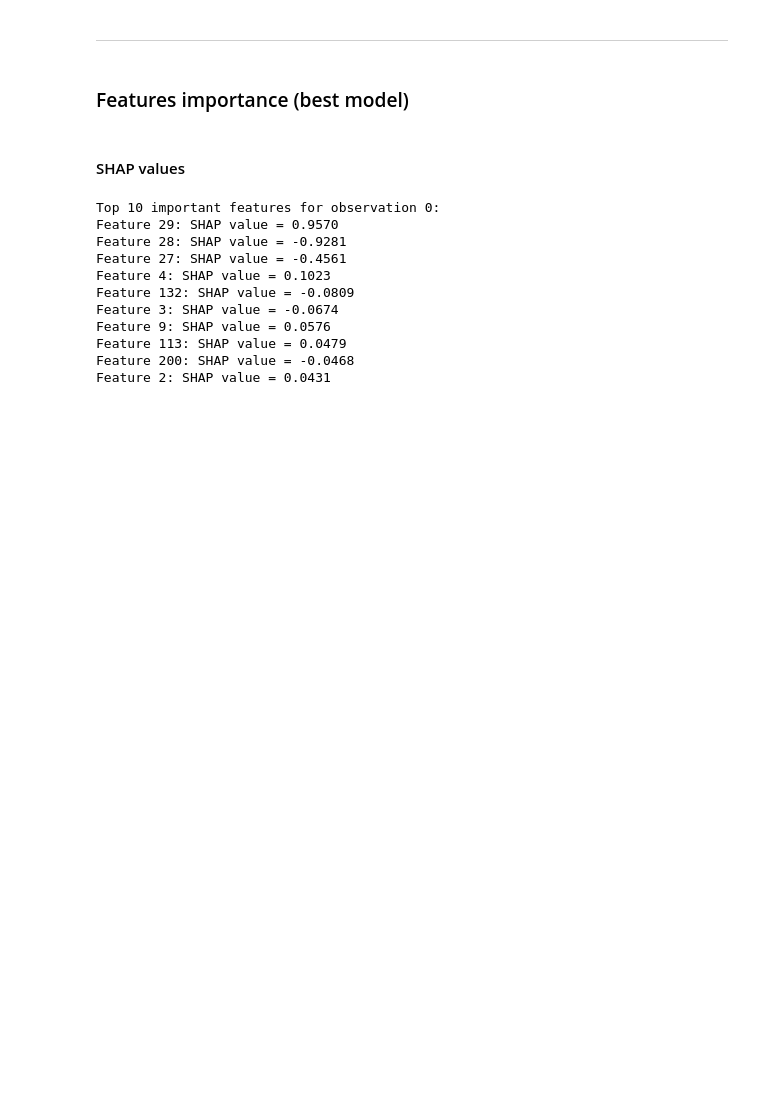
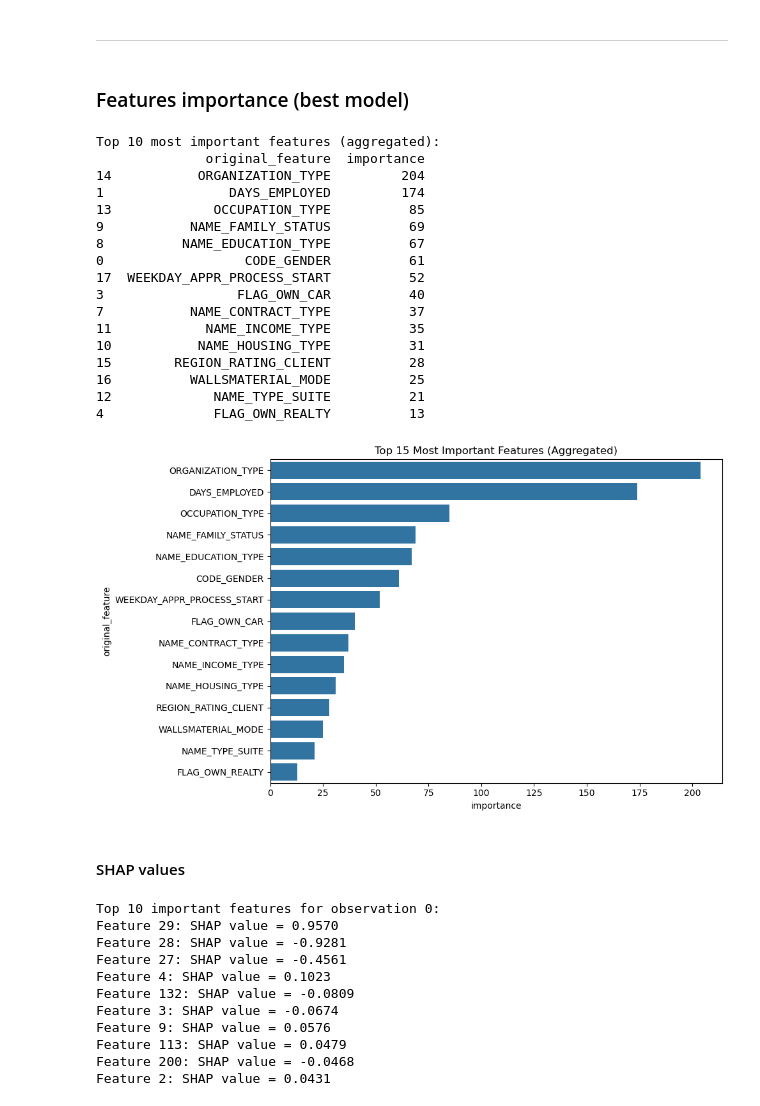
Before and after one commit to CalHenry/OC-Projet7, a Jupyter notebook: code/notebooks/nb_mlflow1_v4.ipynb, the cells around one changed output. Cells and saved outputs as stored; diff of their text form; code cells hidden in the pictures; blank space fills up the shorter version.

```diff
--- a/code/notebooks/nb_mlflow1_v4.ipynb
+++ b/code/notebooks/nb_mlflow1_v4.ipynb
@@ -52,8 +52,8 @@ def handle_anomalous_days_employed(df):
 
 
 # Load training and testing data
-app_train = load_and_print_shape("../../data/raw/application_train.csv", "Training")
-app_test = load_and_print_shape("../../data/raw/application_test.csv", "Testing")
+app_train = load_data("../../data/raw/application_train.csv", "Training")
+app_test = load_data("../../data/raw/application_test.csv", "Testing")
 
 # Copy data for feature engineering
 app_train_domain = app_train.copy()
@@ -70,7 +70,7 @@ app_test_domain = handle_anomalous_days_employed(app_test_domain)
 Training data shape:  (307511, 122)
 Testing data shape:  (48744, 121)
 # %%
-from sklearn.pipeline import Pipeline, make_pipeline
+from sklearn.pipeline import Pipeline
 from sklearn.impute import SimpleImputer
 from sklearn.preprocessing import MinMaxScaler, OneHotEncoder
 from sklearn.compose import ColumnTransformer
@@ -78,16 +78,17 @@ from sklearn.compose import ColumnTransformer
 
 def cleaning(features, test_features, print_shape=True):
     """Fonction cleaning finale using sklearn Pipeline"""
-    # Extract the ids
-    train_ids = features["SK_ID_CURR"]
-    test_ids = test_features["SK_ID_CURR"]
-
     # Extract the labels for training
     labels = features["TARGET"]
 
-    # Remove the ids and target
-    features = features.drop(columns=["SK_ID_CURR", "TARGET"])
-    test_features = test_features.drop(columns=["SK_ID_CURR"])
+    # # Remove the ids and target
+    if "SK_ID_CURR" in features.columns:
+        features = features.drop(columns=["SK_ID_CURR", "TARGET"])
+    else:
+        features = features.drop(columns=["TARGET"])
+
+    if "SK_ID_CURR" in test_features.columns:
+        test_features = test_features.drop(columns=["SK_ID_CURR"])
 
     categorical_columns = features.select_dtypes(
         include=["object", "category"]
@@ -142,20 +143,17 @@ def cleaning(features, test_features, print_shape=True):
         labels,
         features_transformed,
         test_features_transformed,
-        train_ids,
-        test_ids,
+        preprocessor,
     )
 # %%
-liste_features, y_train, X_train, X_test, train_ids, test_ids = cleaning(
+liste_features, y_train, X_train, X_test, pipeline = cleaning(
     app_train_domain, app_test_domain
 )
 
 train_final = pd.DataFrame(X_train, columns=liste_features)
 train_final["LABELS"] = y_train
-train_final["SK_ID_CURR"] = train_ids
 
 test_final = pd.DataFrame(X_test, columns=liste_features)
-test_final["SK_ID_CURR"] = test_ids
 # %% [output]
 Training Data Shape:  (307511, 248)
 Testing Data Shape:  (48744, 248)
@@ -715,3 +627,24 @@ feature_importance_lgb.head(3)
+# %%
+top_15_features_df = feature_importance_lgb(print_top_15=True)
+# %% [output]
+Top 10 most important features (aggregated):
+              original_feature  importance
+14           ORGANIZATION_TYPE         204
+1                DAYS_EMPLOYED         174
+13             OCCUPATION_TYPE          85
+9           NAME_FAMILY_STATUS          69
+8          NAME_EDUCATION_TYPE          67
+0                  CODE_GENDER          61
+17  WEEKDAY_APPR_PROCESS_START          52
+3                 FLAG_OWN_CAR          40
+7           NAME_CONTRACT_TYPE          37
+11            NAME_INCOME_TYPE          35
+10           NAME_HOUSING_TYPE          31
+15        REGION_RATING_CLIENT          28
+16          WALLSMATERIAL_MODE          25
+12             NAME_TYPE_SUITE          21
+4              FLAG_OWN_REALTY          13
+[figure, added]
 # %% [markdown]
 #### SHAP values
 # %%
```
Also changed, not shown: parts of 15 cells of this notebook, 1 other file.
